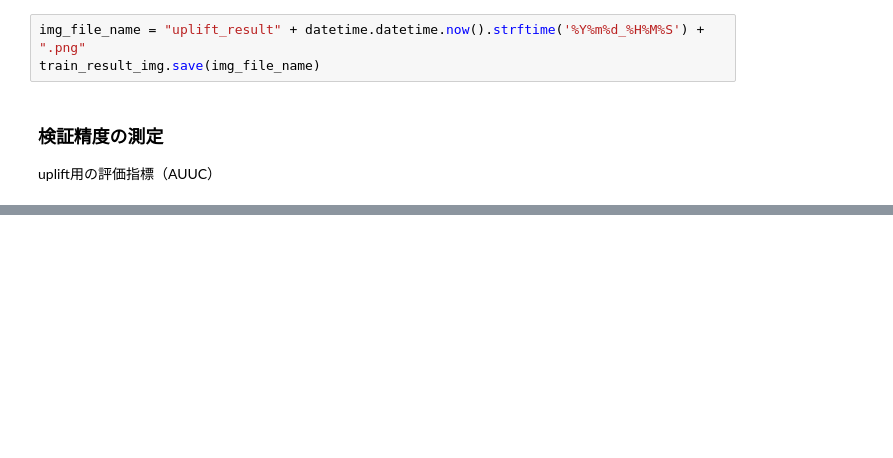
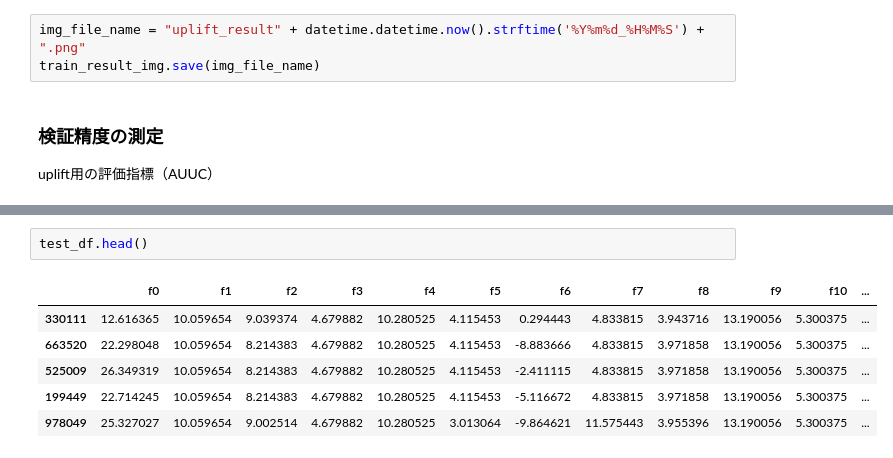
Before and after one commit to Itsuki-Hamano123/practice-casualeffect, a Jupyter notebook: causalml/prac_uplift.ipynb, the cells around one changed output, grey strips where cells are left out. Drawn from its saved outputs; the diff is of its cells as text; blank space fills up the shorter version.

```diff
--- a/causalml/prac_uplift.ipynb
+++ b/causalml/prac_uplift.ipynb
@@ -253,0 +289,9 @@ uplift用の評価指標（AUUC）
+# %%
+test_df.head()
+# %% [output]
+|  | f0 | f1 | f2 | f3 | f4 | f5 | f6 | f7 | f8 | f9 | f10 | ... |
+| 330111 | 12.616365 | 10.059654 | 9.039374 | 4.679882 | 10.280525 | 4.115453 | 0.294443 | 4.833815 | 3.943716 | 13.190056 | 5.300375 | ... |
+| 663520 | 22.298048 | 10.059654 | 8.214383 | 4.679882 | 10.280525 | 4.115453 | -8.883666 | 4.833815 | 3.971858 | 13.190056 | 5.300375 | ... |
+| 525009 | 26.349319 | 10.059654 | 8.214383 | 4.679882 | 10.280525 | 4.115453 | -2.411115 | 4.833815 | 3.971858 | 13.190056 | 5.300375 | ... |
+| 199449 | 22.714245 | 10.059654 | 8.214383 | 4.679882 | 10.280525 | 4.115453 | -5.116672 | 4.833815 | 3.971858 | 13.190056 | 5.300375 | ... |
+| 978049 | 25.327027 | 10.059654 | 9.002514 | 4.679882 | 10.280525 | 3.013064 | -9.864621 | 11.575443 | 3.955396 | 13.190056 | 5.300375 | ... |
```
Also changed, not shown: parts of 14 cells of this notebook.
